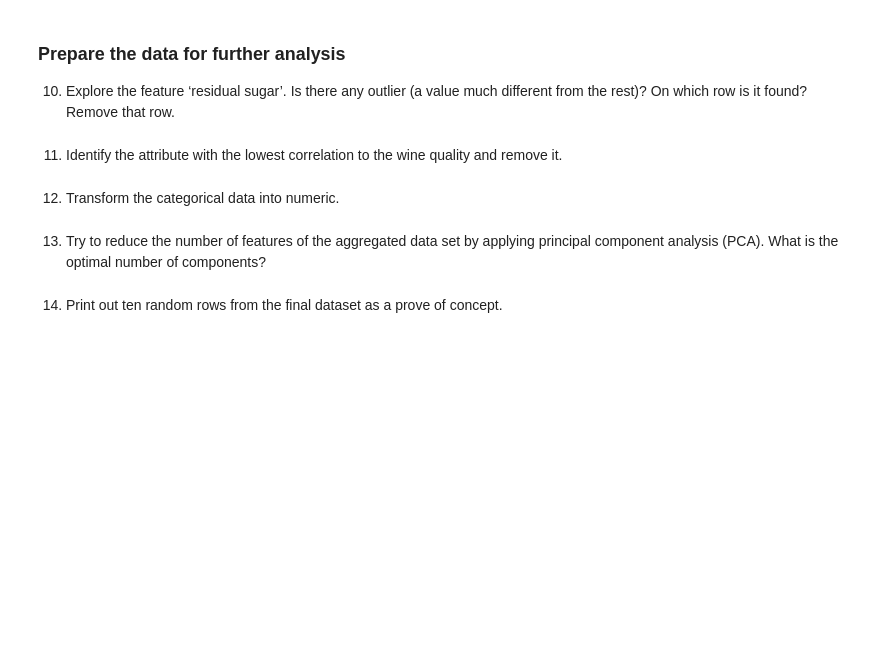
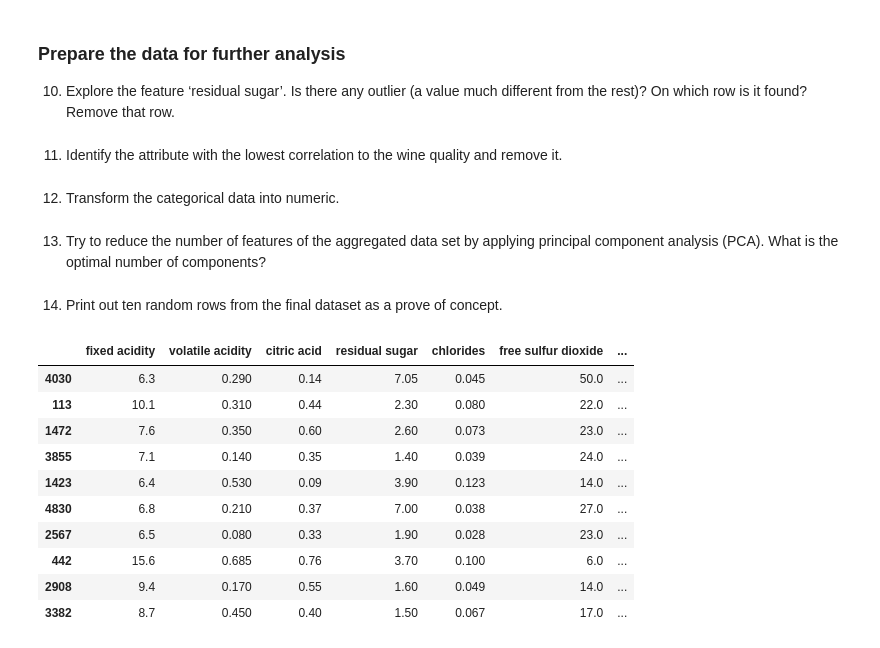
Before and after one commit to Peter537/Dat4-BI-MP2, a Jupyter notebook: winequality.ipynb, the cells around one changed output. Saved outputs shown, nothing was run; the diff lists cells and outputs as text; code cells hidden in the pictures; blank space fills up the shorter version.

```diff
--- a/winequality.ipynb
+++ b/winequality.ipynb
@@ -134,3 +146,17 @@ On which row is it found? Remove that row.
 component analysis (PCA). What is the optimal number of components?
 # %% [markdown]
 14. Print out ten random rows from the final dataset as a prove of concept.
+# %%
+combined_df.sample(10)
+# %% [output]
+|  | fixed acidity | volatile acidity | citric acid | residual sugar | chlorides | free sulfur dioxide | ... |
+| 4030 | 6.3 | 0.290 | 0.14 | 7.05 | 0.045 | 50.0 | ... |
+| 113 | 10.1 | 0.310 | 0.44 | 2.30 | 0.080 | 22.0 | ... |
+| 1472 | 7.6 | 0.350 | 0.60 | 2.60 | 0.073 | 23.0 | ... |
+| 3855 | 7.1 | 0.140 | 0.35 | 1.40 | 0.039 | 24.0 | ... |
+| 1423 | 6.4 | 0.530 | 0.09 | 3.90 | 0.123 | 14.0 | ... |
+| 4830 | 6.8 | 0.210 | 0.37 | 7.00 | 0.038 | 27.0 | ... |
+| 2567 | 6.5 | 0.080 | 0.33 | 1.90 | 0.028 | 23.0 | ... |
+| 442 | 15.6 | 0.685 | 0.76 | 3.70 | 0.100 | 6.0 | ... |
+| 2908 | 9.4 | 0.170 | 0.55 | 1.60 | 0.049 | 14.0 | ... |
+| 3382 | 8.7 | 0.450 | 0.40 | 1.50 | 0.067 | 17.0 | ... |
```
Also changed, not shown: parts of 2 cells of this notebook.
